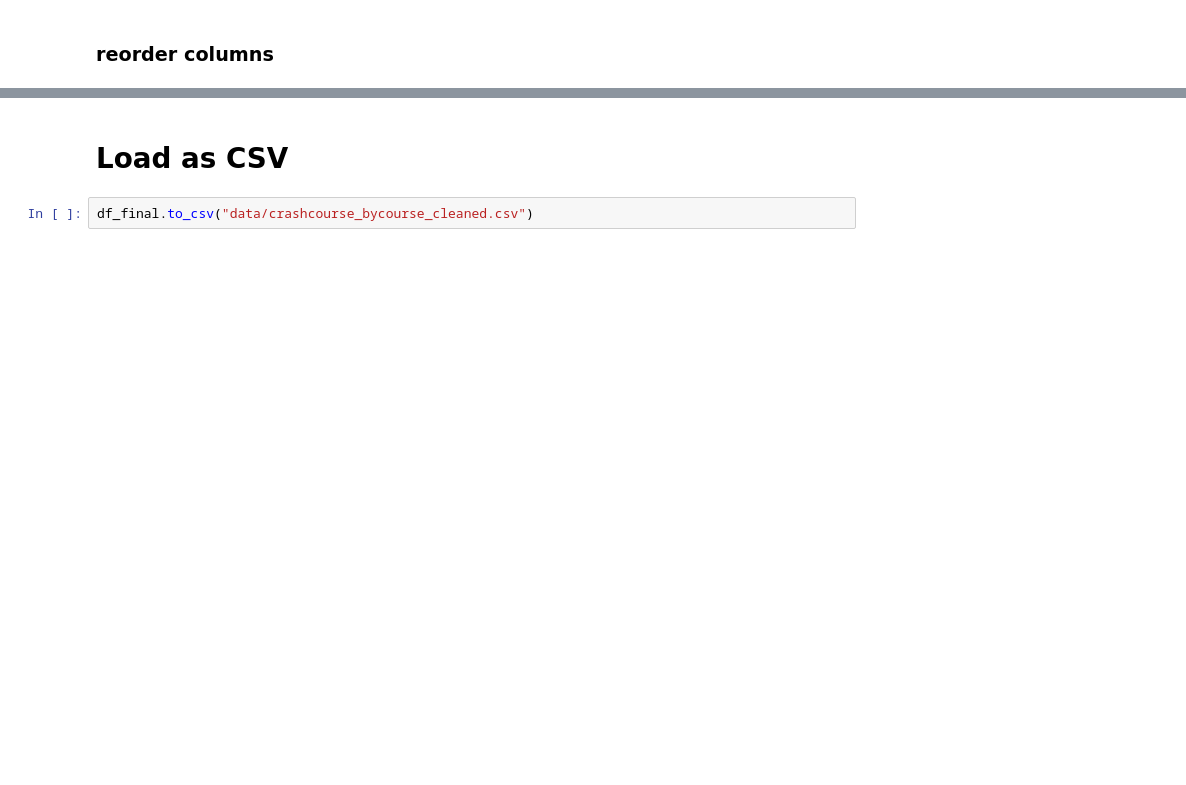
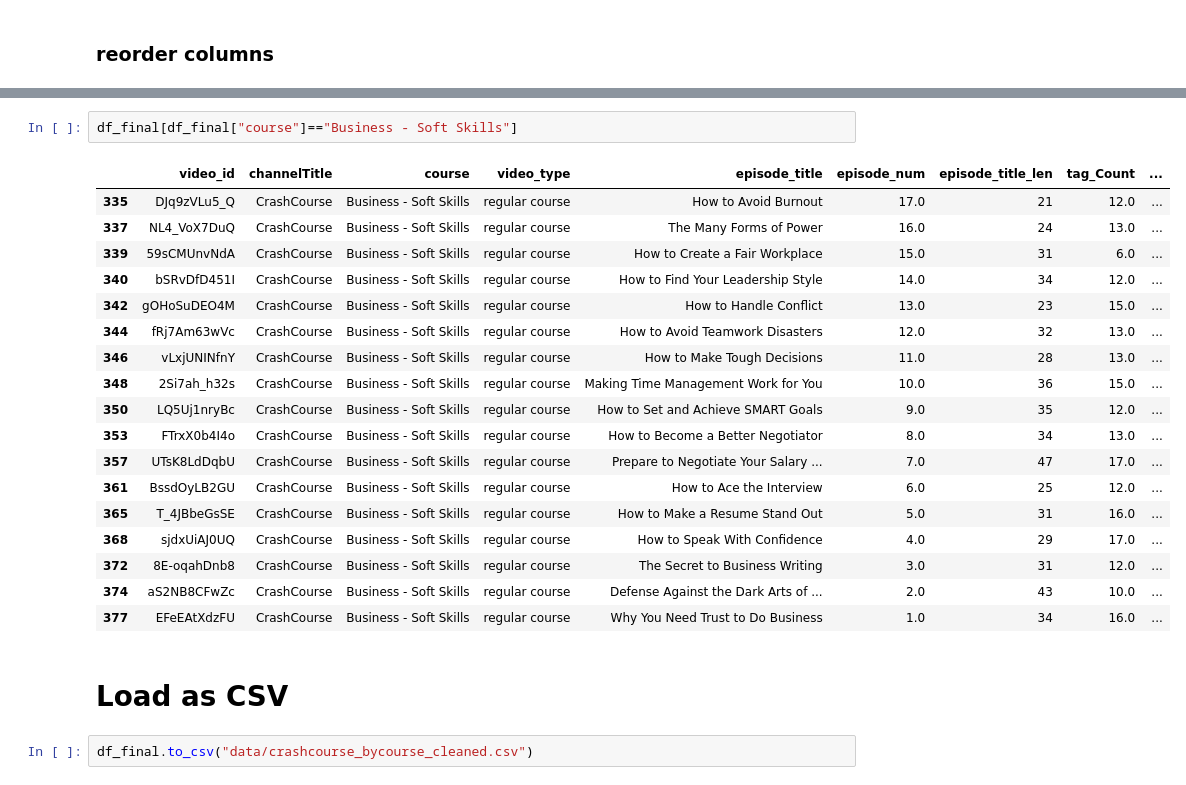
Before and after one commit to JenniferM-BShulyak/crashcourse, a Jupyter notebook: etl_crashcourse.ipynb, the cells around one changed output, grey strips where cells are left out. Drawn from its saved outputs; the diff is of its cells as text; blank space fills up the shorter version.

```diff
--- a/etl_crashcourse.ipynb
+++ b/etl_crashcourse.ipynb
@@ -584,4 +623,25 @@ df_final
 1475 rows × 19 columns
+# %%
+df_final[df_final["course"]=="Business - Soft Skills"]
+# %% [output]
+|  | video_id | channelTitle | course | video_type | episode_title | episode_num | episode_title_len | tag_Count | ... |
+| 335 | DJq9zVLu5_Q | CrashCourse | Business - Soft Skills | regular course | How to Avoid Burnout | 17.0 | 21 | 12.0 | ... |
+| 337 | NL4_VoX7DuQ | CrashCourse | Business - Soft Skills | regular course | The Many Forms of Power | 16.0 | 24 | 13.0 | ... |
+| 339 | 59sCMUnvNdA | CrashCourse | Business - Soft Skills | regular course | How to Create a Fair Workplace | 15.0 | 31 | 6.0 | ... |
+| 340 | bSRvDfD451I | CrashCourse | Business - Soft Skills | regular course | How to Find Your Leadership Style | 14.0 | 34 | 12.0 | ... |
+| 342 | gOHoSuDEO4M | CrashCourse | Business - Soft Skills | regular course | How to Handle Conflict | 13.0 | 23 | 15.0 | ... |
+| 344 | fRj7Am63wVc | CrashCourse | Business - Soft Skills | regular course | How to Avoid Teamwork Disasters | 12.0 | 32 | 13.0 | ... |
+| 346 | vLxjUNINfnY | CrashCourse | Business - Soft Skills | regular course | How to Make Tough Decisions | 11.0 | 28 | 13.0 | ... |
+| 348 | 2Si7ah_h32s | CrashCourse | Business - Soft Skills | regular course | Making Time Management Work for You | 10.0 | 36 | 15.0 | ... |
+| 350 | LQ5Uj1nryBc | CrashCourse | Business - Soft Skills | regular course | How to Set and Achieve SMART Goals | 9.0 | 35 | 12.0 | ... |
+| 353 | FTrxX0b4I4o | CrashCourse | Business - Soft Skills | regular course | How to Become a Better Negotiator | 8.0 | 34 | 13.0 | ... |
+| 357 | UTsK8LdDqbU | CrashCourse | Business - Soft Skills | regular course | Prepare to Negotiate Your Salary ... | 7.0 | 47 | 17.0 | ... |
+| 361 | BssdOyLB2GU | CrashCourse | Business - Soft Skills | regular course | How to Ace the Interview | 6.0 | 25 | 12.0 | ... |
+| 365 | T_4JBbeGsSE | CrashCourse | Business - Soft Skills | regular course | How to Make a Resume Stand Out | 5.0 | 31 | 16.0 | ... |
+| 368 | sjdxUiAJ0UQ | CrashCourse | Business - Soft Skills | regular course | How to Speak With Confidence | 4.0 | 29 | 17.0 | ... |
+| 372 | 8E-oqahDnb8 | CrashCourse | Business - Soft Skills | regular course | The Secret to Business Writing | 3.0 | 31 | 12.0 | ... |
+| 374 | aS2NB8CFwZc | CrashCourse | Business - Soft Skills | regular course | Defense Against the Dark Arts of ... | 2.0 | 43 | 10.0 | ... |
+| 377 | EFeEAtXdzFU | CrashCourse | Business - Soft Skills | regular course | Why You Need Trust to Do Business | 1.0 | 34 | 16.0 | ... |
 # %% [markdown]
 # Load as CSV
 # %%
```
Also changed, not shown: parts of 19 cells of this notebook, 1 other file.
